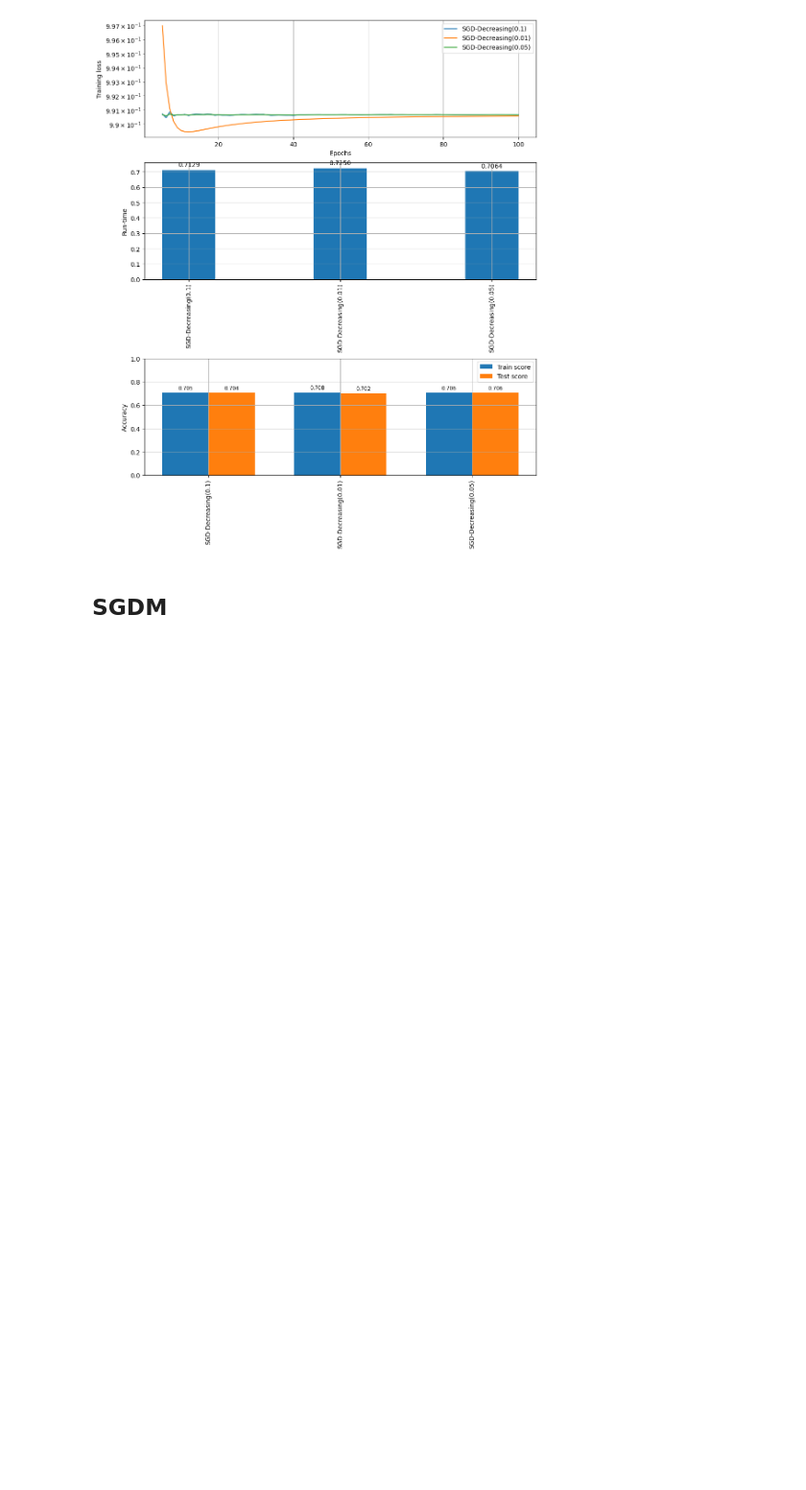
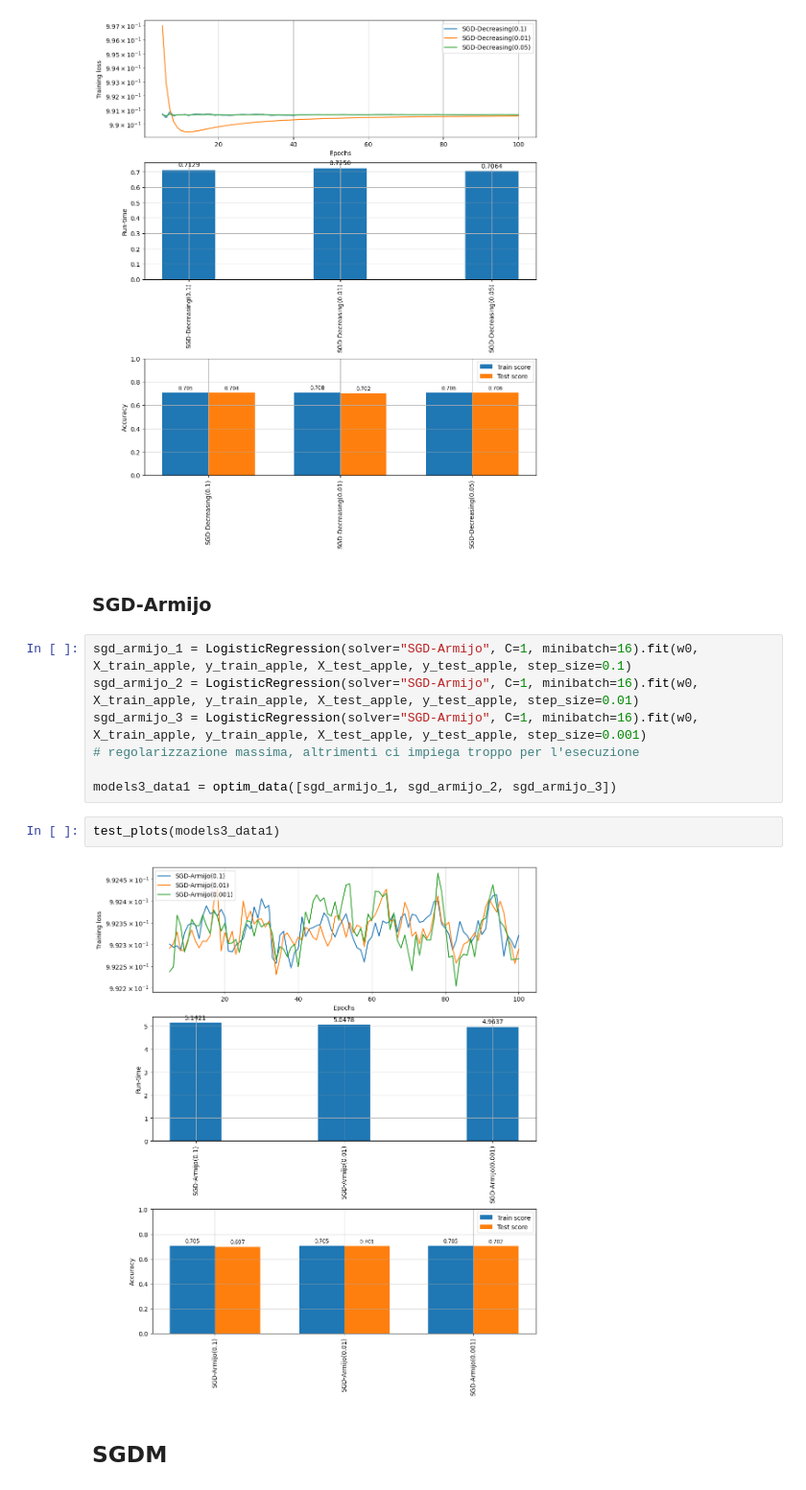
Before and after one commit to david-inf/SGD-and-LS, a Jupyter notebook: py/main.ipynb, the cells around one changed output. Shown at 96% size. Saved outputs shown, nothing was run; the diff lists cells and outputs as text; blank space fills up the shorter version.

```diff
--- a/py/main.ipynb
+++ b/py/main.ipynb
@@ -45,5 +49,18 @@ models2_data1 = optim_data([sgd_decre_1, sgd_decre_2, sgd_decre_3])
 test_plots(models2_data1)
 # %% [output]
 [figure]
+# %% [markdown]
+### SGD-Armijo
+# %%
+sgd_armijo_1 = LogisticRegression(solver="SGD-Armijo", C=1, minibatch=16).fit(w0, X_train_apple, y_train_apple, X_test_apple, y_test_apple, step_size=0.1)
+sgd_armijo_2 = LogisticRegression(solver="SGD-Armijo", C=1, minibatch=16).fit(w0, X_train_apple, y_train_apple, X_test_apple, y_test_apple, step_size=0.01)
+sgd_armijo_3 = LogisticRegression(solver="SGD-Armijo", C=1, minibatch=16).fit(w0, X_train_apple, y_train_apple, X_test_apple, y_test_apple, step_size=0.001)
+# regolarizzazione massima, altrimenti ci impiega troppo per l'esecuzione
+
+models3_data1 = optim_data([sgd_armijo_1, sgd_armijo_2, sgd_armijo_3])
+# %%
+test_plots(models3_data1)
+# %% [output]
+[figure, added]
 # %% [markdown]
 ## SGDM
```
Also changed, not shown: parts of 21 cells of this notebook, 7 other files.
